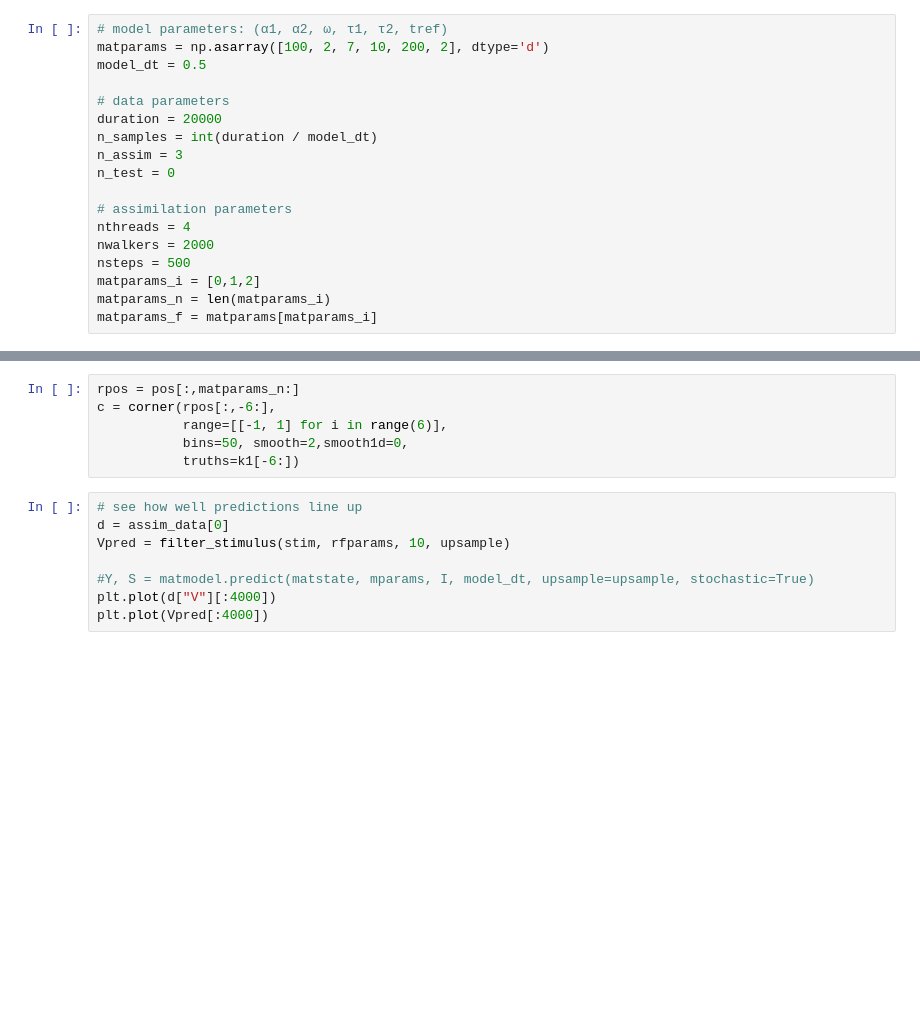
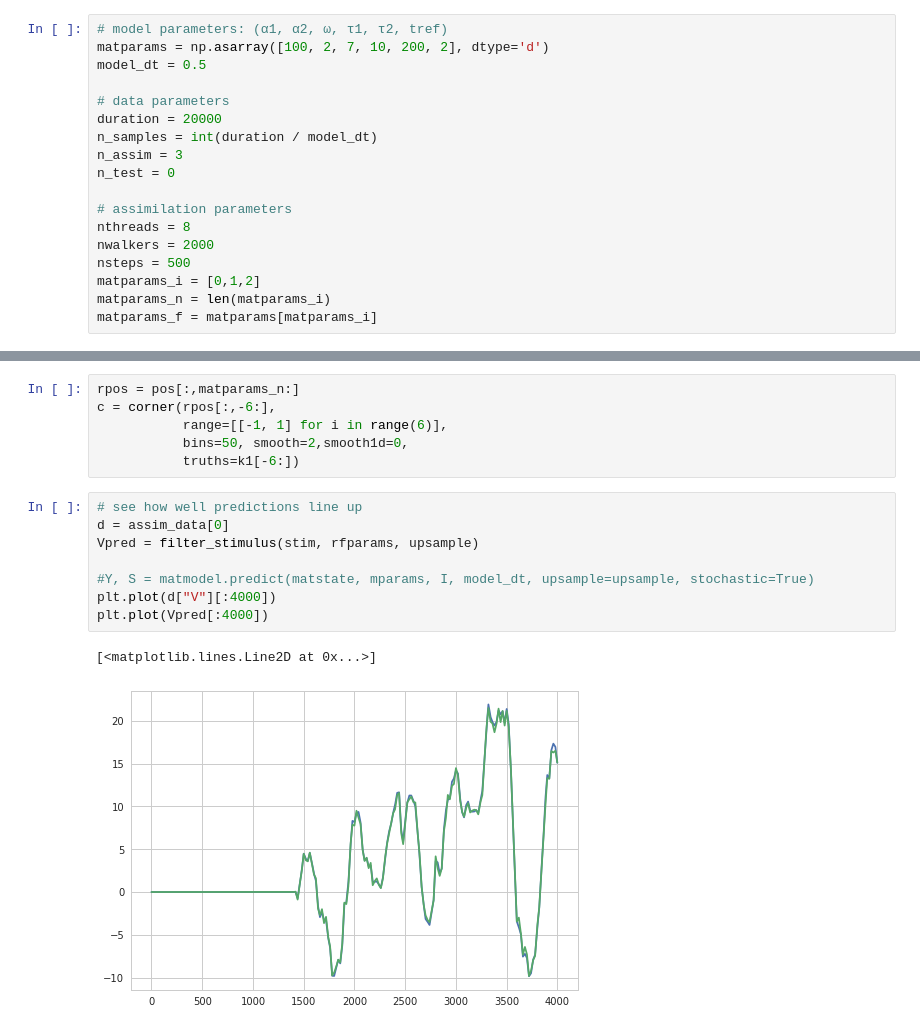
Before and after one commit to melizalab/dstrf, a Jupyter notebook: notebooks/glmat/glmat_twin.ipynb, the cells around one changed output, grey strips where cells are left out. Cells and saved outputs as stored; diff of their text form; blank space fills up the shorter version.

```diff
--- a/notebooks/glmat/glmat_twin.ipynb
+++ b/notebooks/glmat/glmat_twin.ipynb
@@ -22,7 +21,7 @@ n_assim = 3
 n_test = 0
 
 # assimilation parameters
-nthreads = 4
+nthreads = 8
 nwalkers = 2000
 nsteps = 500
 matparams_i = [0,1,2]
@@ -228,11 +264,14 @@ c = corner(rpos[:,-6:],
 # %%
 # see how well predictions line up
 d = assim_data[0]
-Vpred = filter_stimulus(stim, rfparams, 10, upsample)
+Vpred = filter_stimulus(stim, rfparams, upsample)
 
 #Y, S = matmodel.predict(matstate, mparams, I, model_dt, upsample=upsample, stochastic=True)
 plt.plot(d["V"][:4000])
 plt.plot(Vpred[:4000])
+# %% [output]
+[<matplotlib.lines.Line2D at 0x...>]
+[figure, added]
 # %%
 for i, d in enumerate(data):
     plt.vlines(d["spike_t"], i, i + 0.5, 'r')
```
Also changed, not shown: parts of 8 cells of this notebook, 4 other files.
